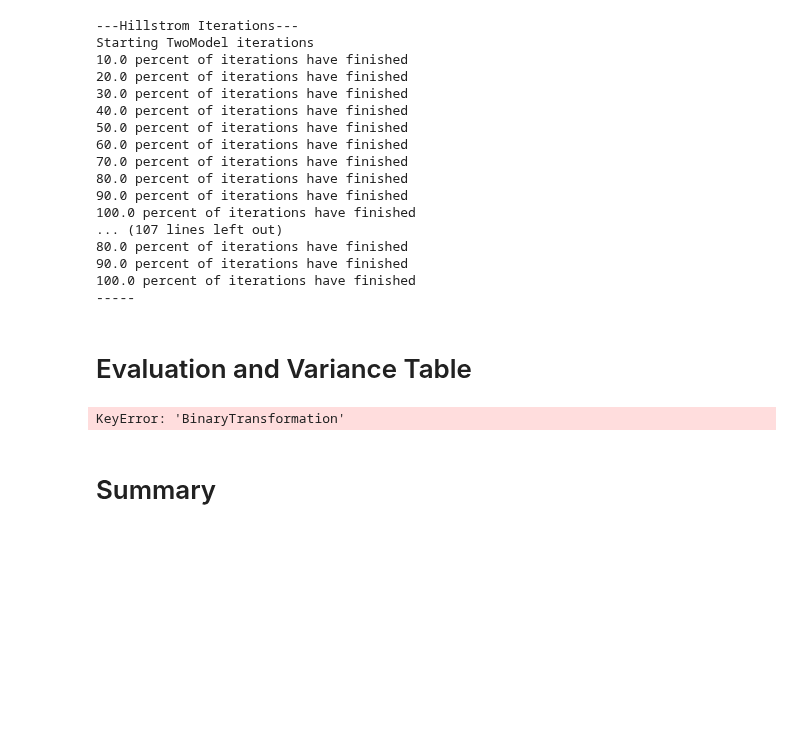
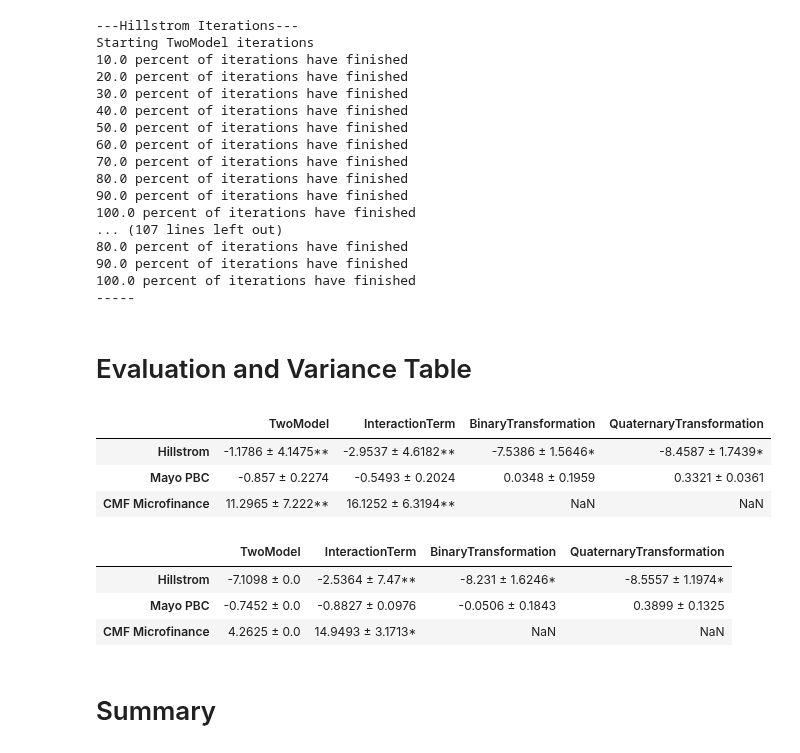
Before and after one commit to andrewtavis/causeinfer, a Jupyter notebook: examples/an_iterated_model_dataset_comparison.ipynb, the cells around one changed output. Drawn from its saved outputs; the diff is of its cells as text; code cells hidden in the pictures; blank space fills up the shorter version.

```diff
--- a/examples/an_iterated_model_dataset_comparison.ipynb
+++ b/examples/an_iterated_model_dataset_comparison.ipynb
@@ -303,5 +302,5 @@ Scikit-Learn models to use:
 # %%
-n=10
+n=200
 model_eval_dict = {}
 model_eval_dict['Hillstrom'] = {}
 model_eval_dict['Mayo PBC'] = {}
@@ -389,10 +399,23 @@ Starting TwoModel iterations
 # Evaluation and Variance Table
 # %%
 # Qini
-df_model_eval = eval_table(model_eval_dict, variances=False, annotate_vars=False)
+df_model_eval = eval_table(model_eval_dict, variances=True, annotate_vars=True)
 
 df_model_eval
 # %% [output]
-KeyError: 'BinaryTransformation'
+|  | TwoModel | InteractionTerm | BinaryTransformation | QuaternaryTransformation |
+| Hillstrom | -1.1786 ± 4.1475** | -2.9537 ± 4.6182** | -7.5386 ± 1.5646* | -8.4587 ± 1.7439* |
+| Mayo PBC | -0.857 ± 0.2274 | -0.5493 ± 0.2024 | 0.0348 ± 0.1959 | 0.3321 ± 0.0361 |
+| CMF Microfinance | 11.2965 ± 7.222** | 16.1252 ± 6.3194** | NaN | NaN |
+# %%
+# Qini
+df_model_eval = eval_table(model_eval_dict, variances=True, annotate_vars=True)
+
+df_model_eval
+# %% [output]
+|  | TwoModel | InteractionTerm | BinaryTransformation | QuaternaryTransformation |
+| Hillstrom | -7.1098 ± 0.0 | -2.5364 ± 7.47** | -8.231 ± 1.6246* | -8.5557 ± 1.1974* |
+| Mayo PBC | -0.7452 ± 0.0 | -0.8827 ± 0.0976 | -0.0506 ± 0.1843 | 0.3899 ± 0.1325 |
+| CMF Microfinance | 4.2625 ± 0.0 | 14.9493 ± 3.1713* | NaN | NaN |
 # %% [markdown]
 # Summary
```
Also changed, not shown: parts of 2 cells of this notebook, 6 other files.
